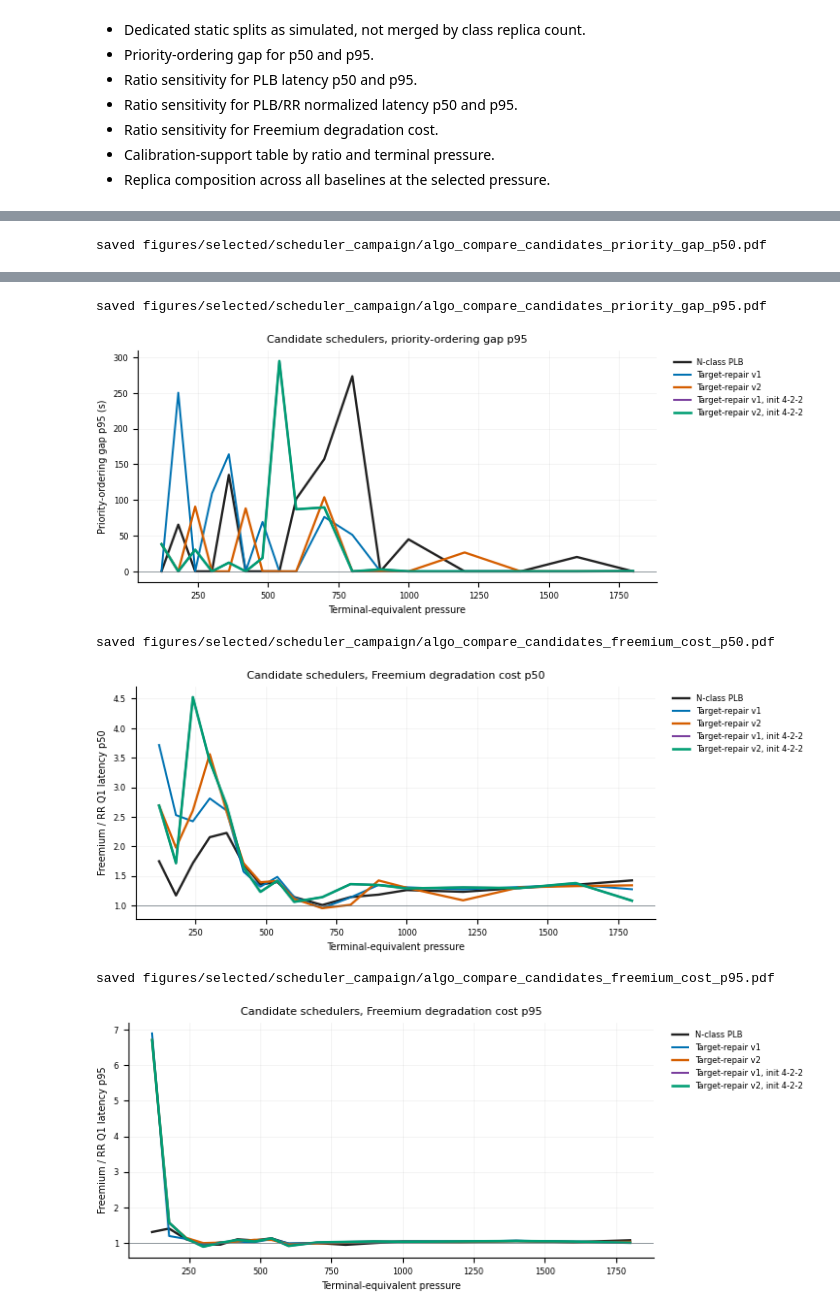
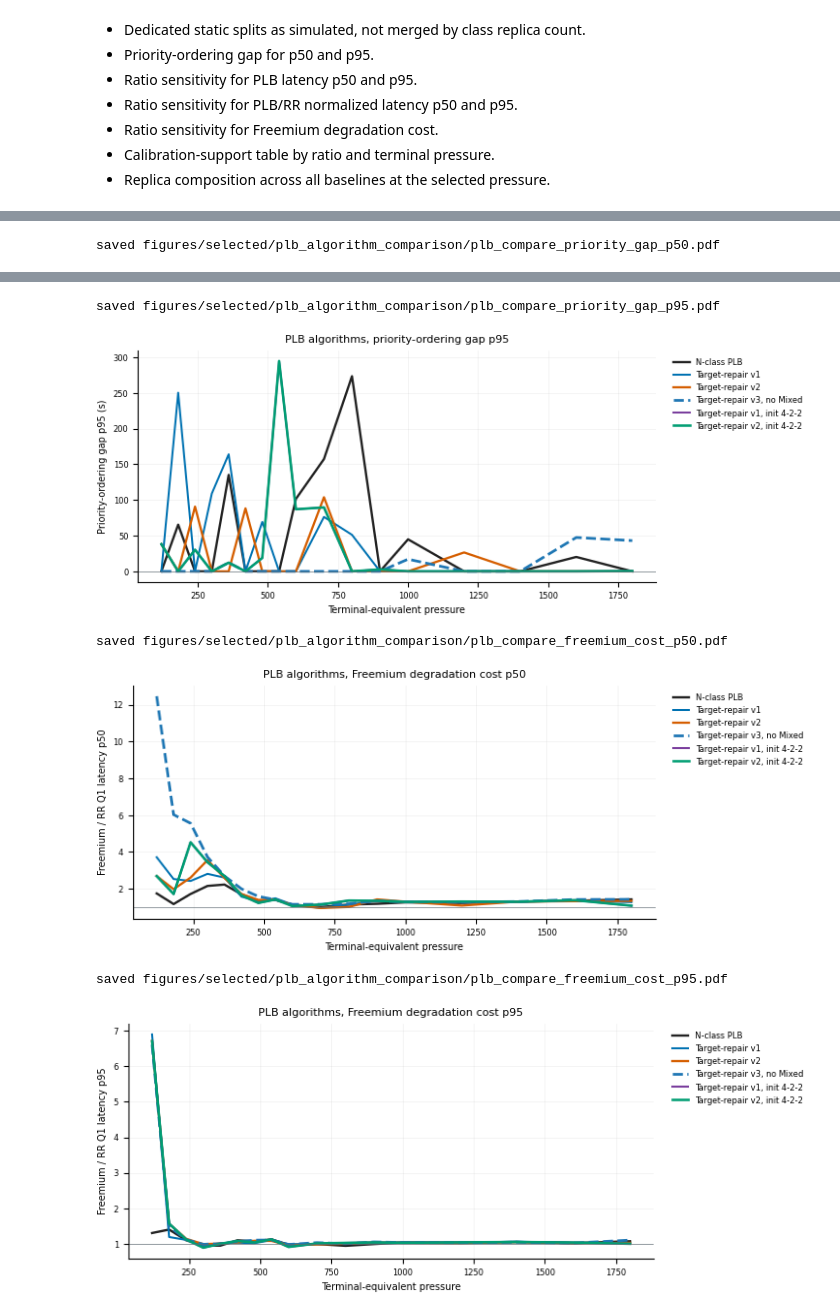
Before and after one commit to BelkisDjeffal/plb_sim, a Jupyter notebook: notebooks/scheduler_campaign_metrics.ipynb, the cells around one changed output, grey strips where cells are left out. Drawn from its saved outputs; the diff is of its cells as text; code cells hidden in the pictures.

Commit message:
Evaluate target-repair variants and v2 ablations

```diff
--- a/notebooks/scheduler_campaign_metrics.ipynb
+++ b/notebooks/scheduler_campaign_metrics.ipynb
@@ -252,6 +257,15 @@ def save_figure(fig, name):
         png.unlink()
     fig.savefig(pdf)
     print("saved", pdf.relative_to(ROOT))
+
+
+def save_plb_figure(fig, name):
+    pdf = PLB_COMPARE_FIG_DIR / f"{name}.pdf"
+    png = PLB_COMPARE_FIG_DIR / f"{name}.png"
+    if png.exists():
+        png.unlink()
+    fig.savefig(pdf)
+    print("saved", pdf.relative_to(ROOT))
 # %% [markdown]
 ## Load metric tables
 
@@ -1269,6 +1288,7 @@ ALGO_SCHEDULERS = [
     "plb_nclass",
     "global_target_repair_neutral",
     "global_target_repair_target_only",
+    "global_target_repair_nomixed",
     "global_target_repair_neutral_init_4_2_2",
     "global_target_repair_target_only_init_4_2_2",
 ]
@@ -1277,6 +1297,7 @@ ALGO_LABELS = {
     "plb_nclass": "N-class PLB",
     "global_target_repair_neutral": "Target-repair v1",
     "global_target_repair_target_only": "Target-repair v2",
+    "global_target_repair_nomixed": "Target-repair v3, no Mixed",
     "global_target_repair_neutral_init_4_2_2": "Target-repair v1, init 4-2-2",
     "global_target_repair_target_only_init_4_2_2": "Target-repair v2, init 4-2-2",
 }
@@ -1306,6 +1327,13 @@ ALGO_STYLE = {
         "markersize": 2.5,
         "markerfacecolor": "none",
     },
+    "global_target_repair_nomixed": {
+        "linewidth": 2.0,
+        "linestyle": "--",
+        "marker": "P",
+        "markersize": 3.0,
+        "markerfacecolor": "none",
+    },
     "global_target_repair_neutral_init_4_2_2": {
         "color": "#7A3E9D",
         "linewidth": 1.45,
@@ -1329,10 +1357,11 @@ ALGO_RATIO = SELECTED_RATIO
 ALGO_AVAILABLE = [s for s in ALGO_SCHEDULERS if s in set(latency_main["scheduler"])]
 ALGO_TARGET_REPAIR = [s for s in ALGO_AVAILABLE if s.startswith("global_target_repair")]
 
-print("Candidate comparison schedulers:", ALGO_AVAILABLE)
-print("Candidate comparison ratio:", ALGO_RATIO)
+print("PLB comparison schedulers:", ALGO_AVAILABLE)
+print("PLB comparison ratio:", ALGO_RATIO)
+print("PLB comparison figures:", PLB_COMPARE_FIG_DIR)
 
 missing_algo = [s for s in ALGO_SCHEDULERS if s not in ALGO_AVAILABLE]
 if missing_algo:
-    print("Missing in aggregated metrics:", missing_algo)
+    print("Missing PLB algorithms in aggregated metrics:", missing_algo)
 # %% [output]
@@ -1435,7 +1465,7 @@ def plot_algo_priority_gap(quantile, filename):
 
     data = decision_main[decision_main["scheduler"].isin(ALGO_AVAILABLE)].copy()
     if data.empty:
-        print("No decision rows for candidate comparison")
+        print("No decision rows for PLB comparison")
         return
 
     fig, ax = plt.subplots(figsize=DOUBLE_COL_TALL)
@@ -1453,9 +1483,9 @@ def plot_algo_priority_gap(quantile, filename):
     ax.axhline(0.0, color=PALETTE["dark_gray"], linewidth=0.7, alpha=0.7)
     ax.set_xlabel("Terminal-equivalent pressure")
     ax.set_ylabel(f"Priority-ordering gap {quantile} (s)")
-    ax.set_title(f"Candidate schedulers, priority-ordering gap {quantile}")
+    ax.set_title(f"PLB algorithms, priority-ordering gap {quantile}")
     ax.legend(loc="upper left", bbox_to_anchor=(1.02, 1.0), frameon=False)
-    save_figure(fig, filename)
+    save_plb_figure(fig, filename)
     plt.show()
 
 
@@ -1467,7 +1497,7 @@ def plot_algo_freemium_cost(quantile, filename):
 
     data = decision_main[decision_main["scheduler"].isin(ALGO_AVAILABLE)].copy()
     if data.empty:
-        print("No decision rows for candidate comparison")
+        print("No decision rows for PLB comparison")
         return
 
     fig, ax = plt.subplots(figsize=DOUBLE_COL_TALL)
@@ -1485,14 +1515,14 @@ def plot_algo_freemium_cost(quantile, filename):
     ax.axhline(1.0, color=PALETTE["dark_gray"], linewidth=0.7, alpha=0.7)
     ax.set_xlabel("Terminal-equivalent pressure")
     ax.set_ylabel(f"Freemium / RR Q1 latency {quantile}")
-    ax.set_title(f"Candidate schedulers, Freemium degradation cost {quantile}")
+    ax.set_title(f"PLB algorithms, Freemium degradation cost {quantile}")
     ax.legend(loc="upper left", bbox_to_anchor=(1.02, 1.0), frameon=False)
-    save_figure(fig, filename)
+    save_plb_figure(fig, filename)
     plt.show()
 
-plot_algo_priority_gap("p50", "algo_compare_candidates_priority_gap_p50")
-plot_algo_priority_gap("p95", "algo_compare_candidates_priority_gap_p95")
-plot_algo_freemium_cost("p50", "algo_compare_candidates_freemium_cost_p50")
-plot_algo_freemium_cost("p95", "algo_compare_candidates_freemium_cost_p95")
+plot_algo_priority_gap("p50", "plb_compare_priority_gap_p50")
+plot_algo_priority_gap("p95", "plb_compare_priority_gap_p95")
+plot_algo_freemium_cost("p50", "plb_compare_freemium_cost_p50")
+plot_algo_freemium_cost("p95", "plb_compare_freemium_cost_p95")
 # %% [output]
-saved figures/selected/scheduler_campaign/algo_compare_candidates_priority_gap_p50.pdf
+saved figures/selected/plb_algorithm_comparison/plb_compare_priority_gap_p50.pdf
@@ -1500,9 +1530,9 @@ saved figures/selected/scheduler_campaign/algo_compare_candidates_priority_gap_p
-saved figures/selected/scheduler_campaign/algo_compare_candidates_priority_gap_p95.pdf
+saved figures/selected/plb_algorithm_comparison/plb_compare_priority_gap_p95.pdf
-[figure, old version]
+[figure, new version]
-saved figures/selected/scheduler_campaign/algo_compare_candidates_freemium_cost_p50.pdf
+saved figures/selected/plb_algorithm_comparison/plb_compare_freemium_cost_p50.pdf
-[figure, old version]
+[figure, new version]
-saved figures/selected/scheduler_campaign/algo_compare_candidates_freemium_cost_p95.pdf
+saved figures/selected/plb_algorithm_comparison/plb_compare_freemium_cost_p95.pdf
-[figure, old version]
+[figure, new version]
 # %%
 def plot_algo_effective_replicas(filename):
     data = concentration_main[
```
Also changed, not shown: parts of 12 cells of this notebook, 8 other files.
